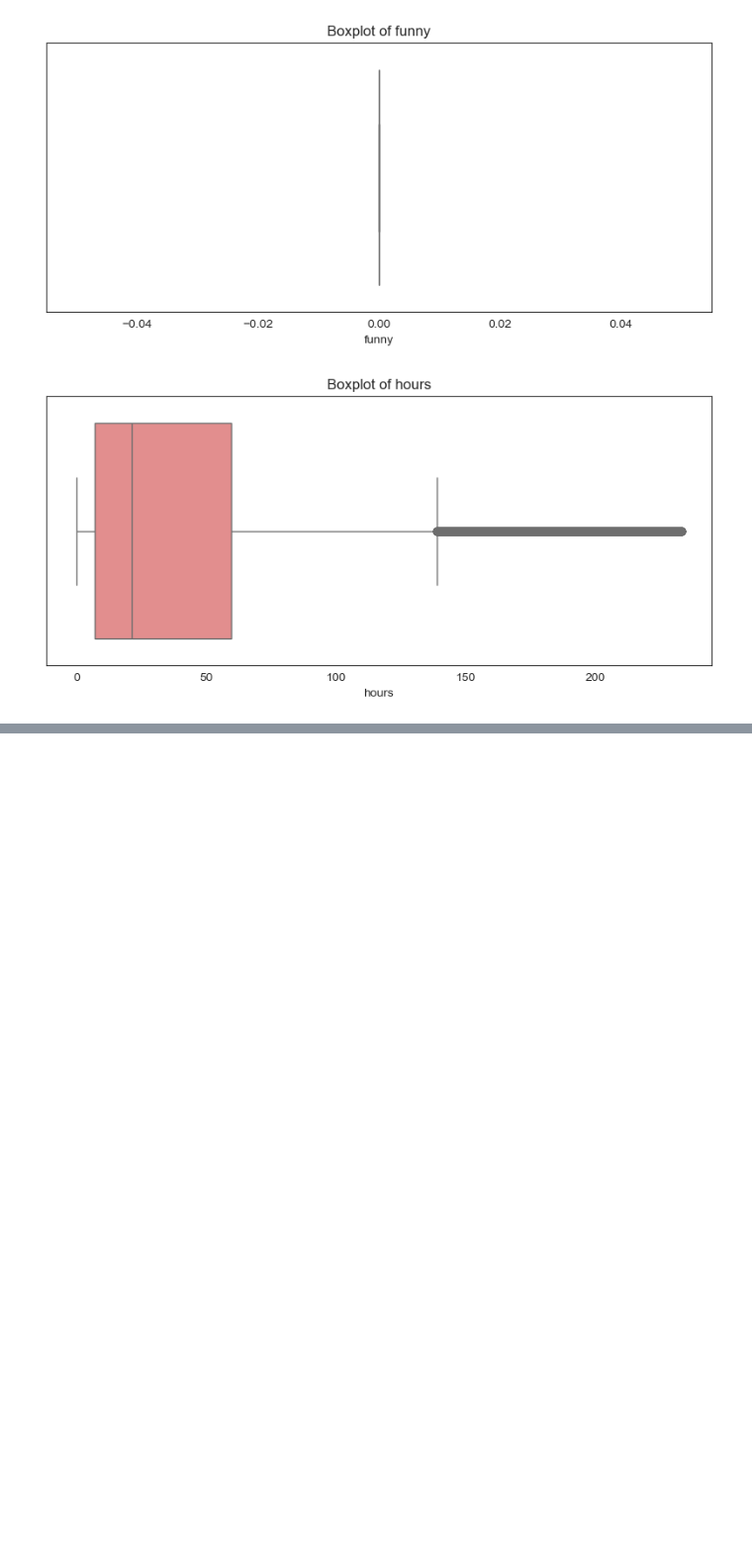
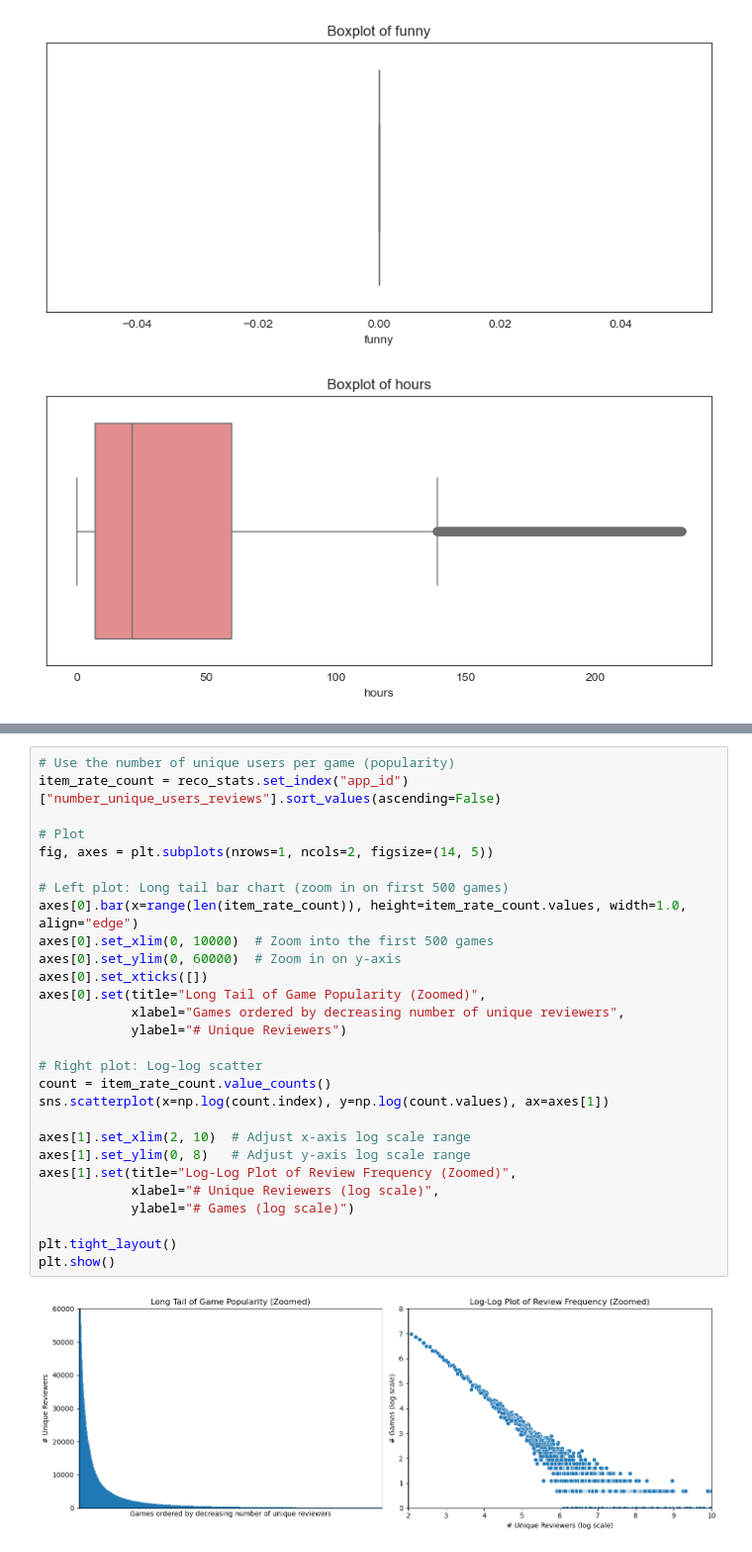
Before and after one commit to xiaojun1402/Recsys_Steam_Games, a Jupyter notebook: eda.ipynb, the cells around one changed output, grey strips where cells are left out. Shown at 99% size. Drawn from its saved outputs; the diff is of its cells as text; blank space fills up the shorter version.

```diff
--- a/eda.ipynb
+++ b/eda.ipynb
@@ -639,0 +782,30 @@ for col in cols_to_plot:
+# %%
+# Use the number of unique users per game (popularity)
+item_rate_count = reco_stats.set_index("app_id")["number_unique_users_reviews"].sort_values(ascending=False)
+
+# Plot
+fig, axes = plt.subplots(nrows=1, ncols=2, figsize=(14, 5))
+
+# Left plot: Long tail bar chart (zoom in on first 500 games)
+axes[0].bar(x=range(len(item_rate_count)), height=item_rate_count.values, width=1.0, align="edge")
+axes[0].set_xlim(0, 10000)  # Zoom into the first 500 games
+axes[0].set_ylim(0, 60000)  # Zoom in on y-axis
+axes[0].set_xticks([])
+axes[0].set(title="Long Tail of Game Popularity (Zoomed)",
+            xlabel="Games ordered by decreasing number of unique reviewers",
+            ylabel="# Unique Reviewers")
+
+# Right plot: Log-log scatter
+count = item_rate_count.value_counts()
+sns.scatterplot(x=np.log(count.index), y=np.log(count.values), ax=axes[1])
+
+axes[1].set_xlim(2, 10)  # Adjust x-axis log scale range
+axes[1].set_ylim(0, 8)   # Adjust y-axis log scale range
+axes[1].set(title="Log-Log Plot of Review Frequency (Zoomed)",
+            xlabel="# Unique Reviewers (log scale)",
+            ylabel="# Games (log scale)")
+
+plt.tight_layout()
+plt.show()
+# %% [output]
+[figure, added]
```
Also changed, not shown: parts of 14 cells of this notebook.
